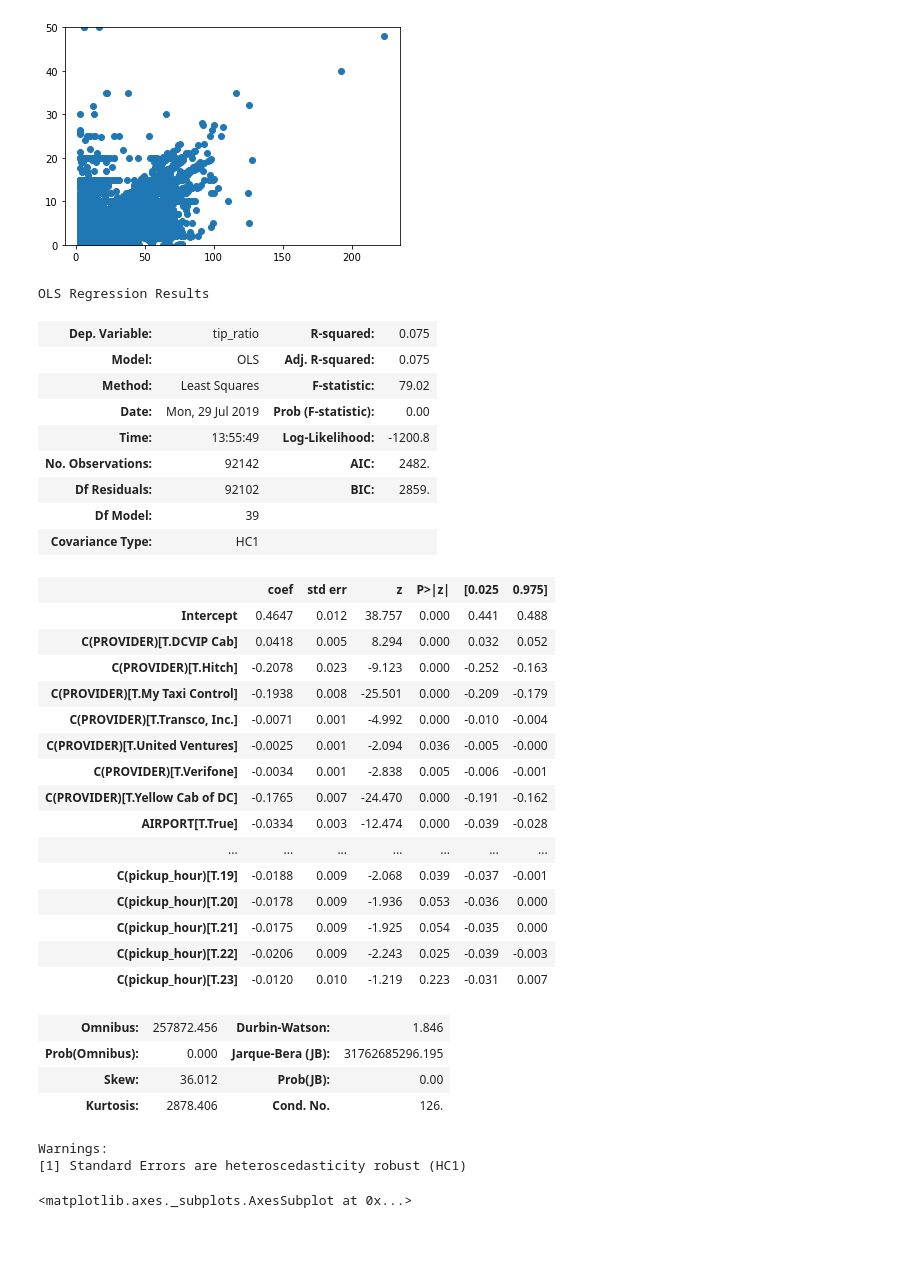
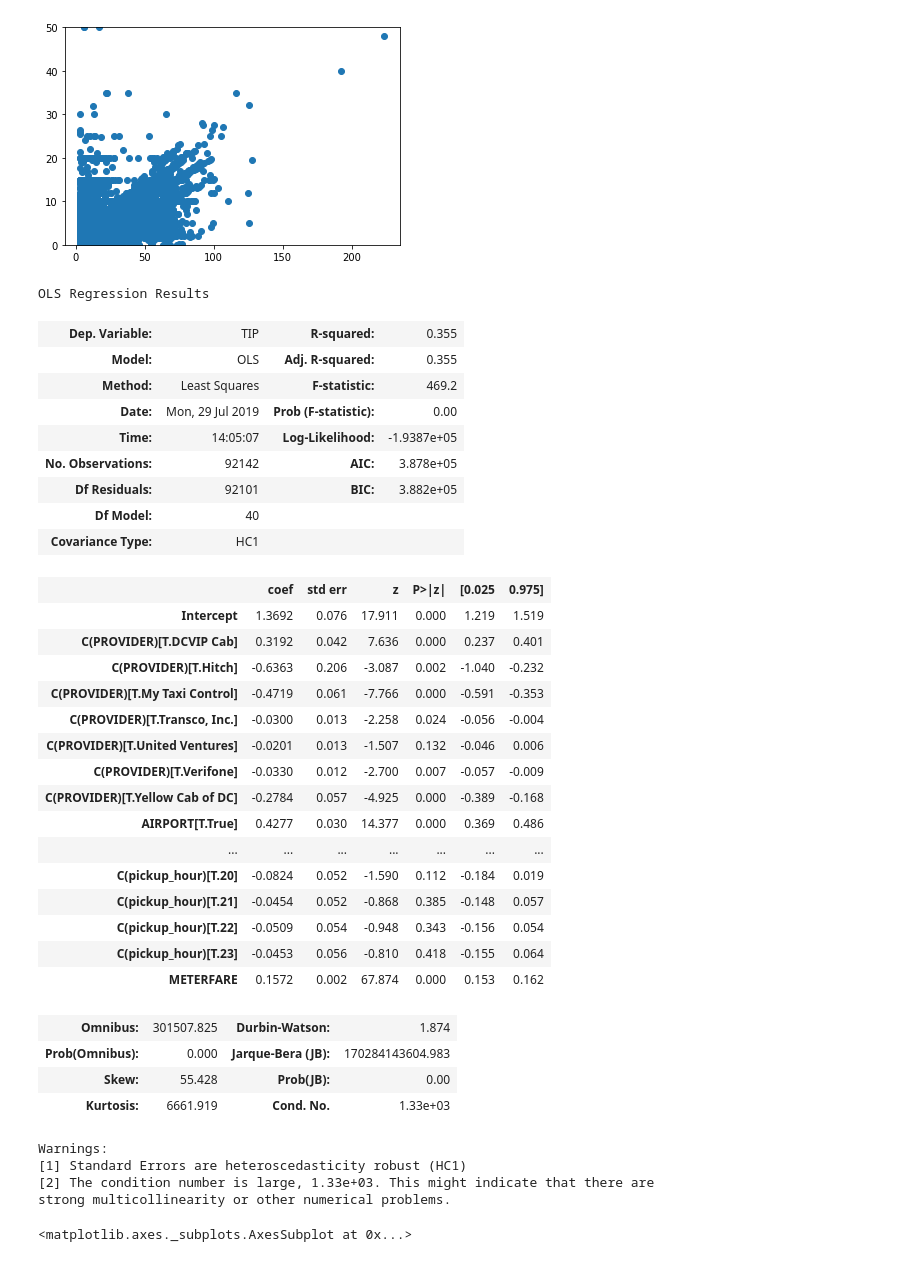
Before and after one commit to keita-dc/FlatironProject4, a Jupyter notebook: DC_Taxi_Keita.ipynb, the cells around one changed output. Saved outputs shown, nothing was run; the diff lists cells and outputs as text; code cells hidden in the pictures.

```diff
--- a/DC_Taxi_Keita.ipynb
+++ b/DC_Taxi_Keita.ipynb
@@ -71,3 +153,6 @@ df.describe()
+# %%
+df["distance_capitol"] = np.sqrt((df.DROPOFF_BLOCK_LATITUDE-38.8899)**2
+                                 +(df.DROPOFF_BLOCK_LONGITUDE+77.0091)**2)
 # %%
 df.TRIPTYPE.value_counts()
 # %% [output]
@@ -267,42 +352,44 @@ plt.ylim(0,50)
 (0, 50)
 [figure]
 # %%
-formula = "tip_ratio ~ C(PROVIDER) + AIRPORT + C(PAYMENTTYPE) + C(pickup_date) + C(pickup_hour)"
+formula = "TIP ~ METERFARE + C(PROVIDER) + AIRPORT + C(PAYMENTTYPE) + C(pickup_date) + C(pickup_hour)"
 model = smf.ols(formula, df.loc[df.tipping==1]).fit(cov_type="HC1")
 model.summary()
 # %% [output]
 OLS Regression Results
-| Dep. Variable: | tip_ratio | R-squared: | 0.075 |
-| Model: | OLS | Adj. R-squared: | 0.075 |
-| Method: | Least Squares | F-statistic: | 79.02 |
+| Dep. Variable: | TIP | R-squared: | 0.355 |
+| Model: | OLS | Adj. R-squared: | 0.355 |
+| Method: | Least Squares | F-statistic: | 469.2 |
 | Date: | Mon, 29 Jul 2019 | Prob (F-statistic): | 0.00 |
-| Time: | 13:55:49 | Log-Likelihood: | -1200.8 |
-| No. Observations: | 92142 | AIC: | 2482. |
-| Df Residuals: | 92102 | BIC: | 2859. |
-| Df Model: | 39 |  |  |
+| Time: | 14:05:07 | Log-Likelihood: | -1.9387e+05 |
+| No. Observations: | 92142 | AIC: | 3.878e+05 |
+| Df Residuals: | 92101 | BIC: | 3.882e+05 |
+| Df Model: | 40 |  |  |
 | Covariance Type: | HC1 |  |  |
 |  | coef | std err | z | P>|z| | [0.025 | 0.975] |
-| Intercept | 0.4647 | 0.012 | 38.757 | 0.000 | 0.441 | 0.488 |
-| C(PROVIDER)[T.DCVIP Cab] | 0.0418 | 0.005 | 8.294 | 0.000 | 0.032 | 0.052 |
-| C(PROVIDER)[T.Hitch] | -0.2078 | 0.023 | -9.123 | 0.000 | -0.252 | -0.163 |
-| C(PROVIDER)[T.My Taxi Control] | -0.1938 | 0.008 | -25.501 | 0.000 | -0.209 | -0.179 |
-| C(PROVIDER)[T.Transco, Inc.] | -0.0071 | 0.001 | -4.992 | 0.000 | -0.010 | -0.004 |
-| C(PROVIDER)[T.United Ventures] | -0.0025 | 0.001 | -2.094 | 0.036 | -0.005 | -0.000 |
-| C(PROVIDER)[T.Verifone] | -0.0034 | 0.001 | -2.838 | 0.005 | -0.006 | -0.001 |
-| C(PROVIDER)[T.Yellow Cab of DC] | -0.1765 | 0.007 | -24.470 | 0.000 | -0.191 | -0.162 |
-| AIRPORT[T.True] | -0.0334 | 0.003 | -12.474 | 0.000 | -0.039 | -0.028 |
+| Intercept | 1.3692 | 0.076 | 17.911 | 0.000 | 1.219 | 1.519 |
+| C(PROVIDER)[T.DCVIP Cab] | 0.3192 | 0.042 | 7.636 | 0.000 | 0.237 | 0.401 |
+| C(PROVIDER)[T.Hitch] | -0.6363 | 0.206 | -3.087 | 0.002 | -1.040 | -0.232 |
+| C(PROVIDER)[T.My Taxi Control] | -0.4719 | 0.061 | -7.766 | 0.000 | -0.591 | -0.353 |
+| C(PROVIDER)[T.Transco, Inc.] | -0.0300 | 0.013 | -2.258 | 0.024 | -0.056 | -0.004 |
+| C(PROVIDER)[T.United Ventures] | -0.0201 | 0.013 | -1.507 | 0.132 | -0.046 | 0.006 |
+| C(PROVIDER)[T.Verifone] | -0.0330 | 0.012 | -2.700 | 0.007 | -0.057 | -0.009 |
+| C(PROVIDER)[T.Yellow Cab of DC] | -0.2784 | 0.057 | -4.925 | 0.000 | -0.389 | -0.168 |
+| AIRPORT[T.True] | 0.4277 | 0.030 | 14.377 | 0.000 | 0.369 | 0.486 |
 | ... | ... | ... | ... | ... | ... | ... |
-| C(pickup_hour)[T.19] | -0.0188 | 0.009 | -2.068 | 0.039 | -0.037 | -0.001 |
-| C(pickup_hour)[T.20] | -0.0178 | 0.009 | -1.936 | 0.053 | -0.036 | 0.000 |
-| C(pickup_hour)[T.21] | -0.0175 | 0.009 | -1.925 | 0.054 | -0.035 | 0.000 |
-| C(pickup_hour)[T.22] | -0.0206 | 0.009 | -2.243 | 0.025 | -0.039 | -0.003 |
-| C(pickup_hour)[T.23] | -0.0120 | 0.010 | -1.219 | 0.223 | -0.031 | 0.007 |
+| C(pickup_hour)[T.20] | -0.0824 | 0.052 | -1.590 | 0.112 | -0.184 | 0.019 |
+| C(pickup_hour)[T.21] | -0.0454 | 0.052 | -0.868 | 0.385 | -0.148 | 0.057 |
+| C(pickup_hour)[T.22] | -0.0509 | 0.054 | -0.948 | 0.343 | -0.156 | 0.054 |
+| C(pickup_hour)[T.23] | -0.0453 | 0.056 | -0.810 | 0.418 | -0.155 | 0.064 |
+| METERFARE | 0.1572 | 0.002 | 67.874 | 0.000 | 0.153 | 0.162 |
-| Omnibus: | 257872.456 | Durbin-Watson: | 1.846 |
-| Prob(Omnibus): | 0.000 | Jarque-Bera (JB): | 31762685296.195 |
-| Skew: | 36.012 | Prob(JB): | 0.00 |
-| Kurtosis: | 2878.406 | Cond. No. | 126. |
+| Omnibus: | 301507.825 | Durbin-Watson: | 1.874 |
+| Prob(Omnibus): | 0.000 | Jarque-Bera (JB): | 170284143604.983 |
+| Skew: | 55.428 | Prob(JB): | 0.00 |
+| Kurtosis: | 6661.919 | Cond. No. | 1.33e+03 |
 Warnings:
 [1] Standard Errors are heteroscedasticity robust (HC1)
+[2] The condition number is large, 1.33e+03. This might indicate that there are
+strong multicollinearity or other numerical problems.
 # %%
 df.loc[df.TIP<20].TIP.hist(bins=21)
 # %% [output]
```
Also changed, not shown: parts of 11 cells of this notebook.
